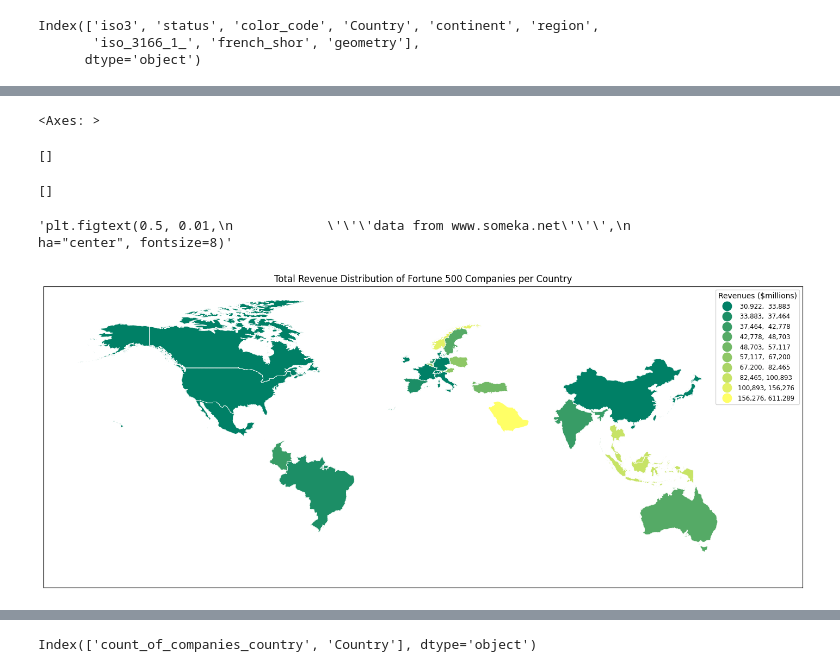
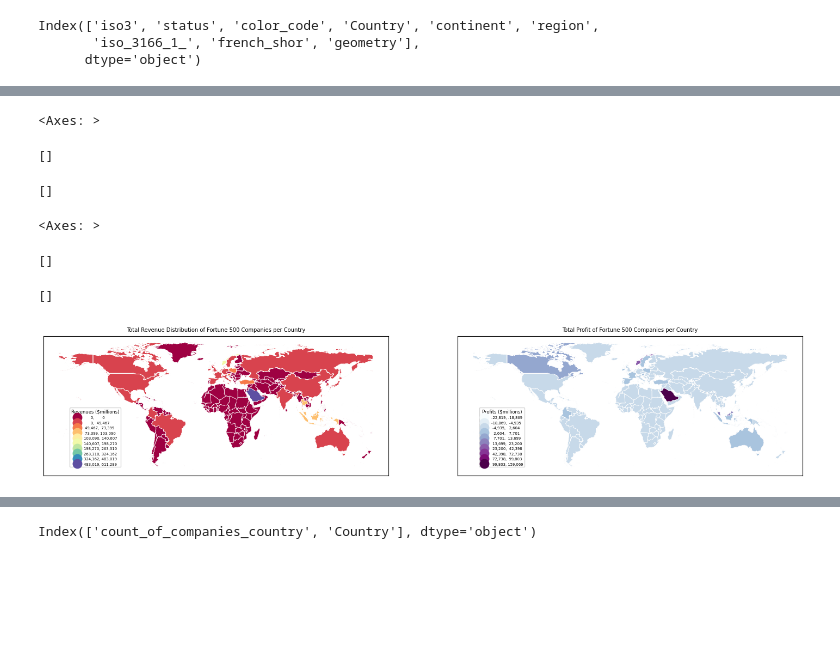
Before and after one commit to KazaGeetanjali/GIScode, a Jupyter notebook: ps1_Kaza_Geetanjali.ipynb, the cells around one changed output, grey strips where cells are left out. Drawn from its saved outputs; the diff is of its cells as text; code cells hidden in the pictures; blank space fills up the shorter version.

```diff
--- a/ps1_Kaza_Geetanjali.ipynb
+++ b/ps1_Kaza_Geetanjali.ipynb
@@ -119,3 +124,6 @@ world_boundaries.columns #printing the column names after renaming
 Index(['iso3', 'status', 'color_code', 'Country', 'continent', 'region',
        'iso_3166_1_', 'french_shor', 'geometry'],
       dtype='object')
+# %%
+world_boundaries['Country'] = world_boundaries['Country'].replace('UKOFGREATBRITAINANDNORTHERNIRELAND','BRITAIN').replace('REPUBLICOFKOREA','SOUTHKOREA').replace('RUSSIANFEDERATION','RUSSIA')  #replacing the column values to create merge
+print(world_boundaries.Country.to_string(index=False))
@@ -204,0 +328,4 @@ Name: _merge, dtype: int64
+# %%
+Fortune_outer_join_plot = Fortune_outer_join.fillna(value = 0) #after checking if there is no problem fill the column values with 0
+# %%
+Fortune_outer_join_profit = Fortune_outer_join_plot
@@ -219,31 +387,52 @@ Fortune_outer_join.plot(figsize=(18,12), #sets the sze of the map
 # %%
-#ploting the inner join dataframe
-fig, ax = plt.subplots(figsize=(18,12))  #sets the sze of the map
-Fortune_inner_join.plot(ax=ax,
-                        column='Revenues ($millions)',
-                        legend=True,
-                        cmap='summer',
-                        scheme='quantiles',
-                        k=10,
-                        edgecolor='w',
-                        linewidth=0.5,
-                        legend_kwds= {'bbox_to_anchor': (1, 1),
+fig, (ax,ax1) = plt.subplots( 1, 2, figsize=(18,12))
+
+#fig, ax1 = plt.subplots(figsize=(18,12))  #sets the sze of the map
+#sets the sze of the map
+Fortune_outer_join_plot.plot(ax=ax,
+                        column='Revenues ($millions)', #sets the column for the map
+                        legend=True, #print the box with the ploting values
+                        cmap='Spectral', #setting the colors to the division
+                        scheme='natural_breaks', #describing how the division should happen
+                        k=10, #setting how many divisions should happen
+                        edgecolor='w', #setting the edge color to the boundaries
+                        linewidth=0.5, #setting the width of the line
+                        legend_kwds= {'bbox_to_anchor': (0.23, 0.5),
                         "fmt": "{:,.0f}",'markerscale':1.29,
                         'title_fontsize':'medium',
-                        'fontsize':'small'})
+                        'fontsize':'small'})  #customizing the legend
 
-legend_details = ax.get_legend()
-legend_details.set_title("Revenues ($millions)") #setting the tittle for the legend
+legend_details_outer = ax.get_legend()
+legend_details_outer.set_title("Revenues ($millions)") #setting the tittle for the legend
 ax.title.set_text("Total Revenue Distribution of Fortune 500 Companies per Country") #setting the tittle for the map
 ax.set_xticks([]) #kills xticks
 ax.set_yticks([]) #kills xticks
-"""plt.figtext(0.5, 0.01,
-            '''data from www.someka.net''',
-            ha="center", fontsize=8)"""
-plt.show()
+#plt.show()
+
+Fortune_outer_join_profit.plot(ax=ax1,
+                        column='Profits ($millions)', #sets the column for the map
+                        legend=True, #print the box with the ploting values
+                        cmap='BuPu', #setting the colors to the division
+                        scheme='natural_breaks', #describing how the division should happen
+                        k=10, #setting how many divisions should happen
+                        edgecolor='w', #setting the edge color to the boundaries
+                        linewidth=0.5, #setting the width of the line
+                        legend_kwds= {'bbox_to_anchor': (0.2, 0.5),
+                        "fmt": "{:,.0f}",'markerscale':1.29,
+                        'title_fontsize':'medium',
+                        'fontsize':'small'})  #customizing the legend
+
+legend_details_outer_profit = ax1.get_legend()
+legend_details_outer_profit.set_title("Profits ($millions)") #setting the tittle for the legend
+ax1.title.set_text("Total Profit of Fortune 500 Companies per Country") #setting the tittle for the map
+ax1.set_xticks([]) #kills xticks
+ax1.set_yticks([]) #kills xticks
+#plt.show()
 # %% [output]
 <Axes: >
 []
 []
-'plt.figtext(0.5, 0.01,\n            \'\'\'data from www.someka.net\'\'\',\n            ha="center", fontsize=8)'
+<Axes: >
+[]
+[]
-[figure, old version]
+[figure, new version]
```
Also changed, not shown: parts of 63 cells of this notebook.
